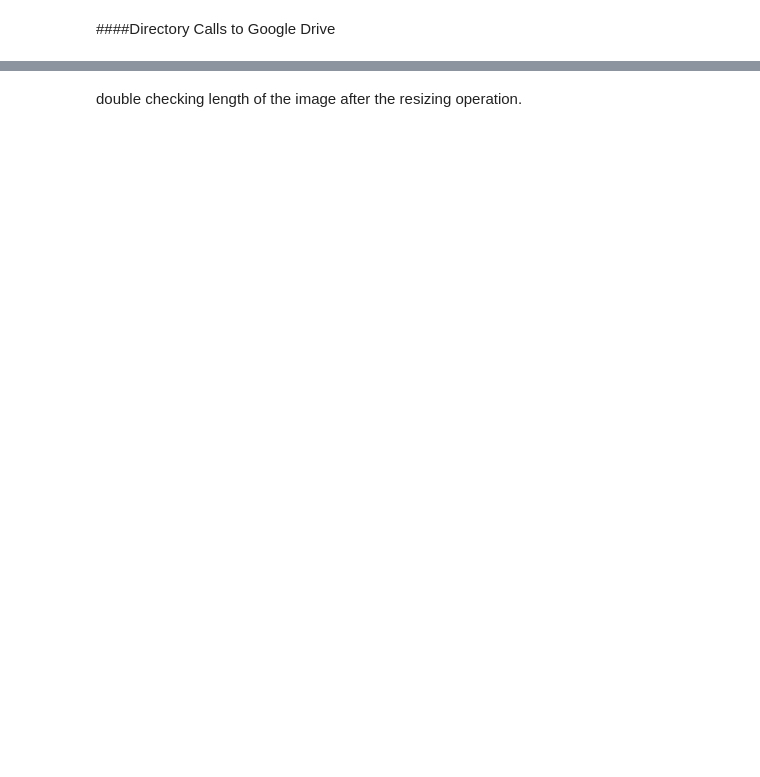
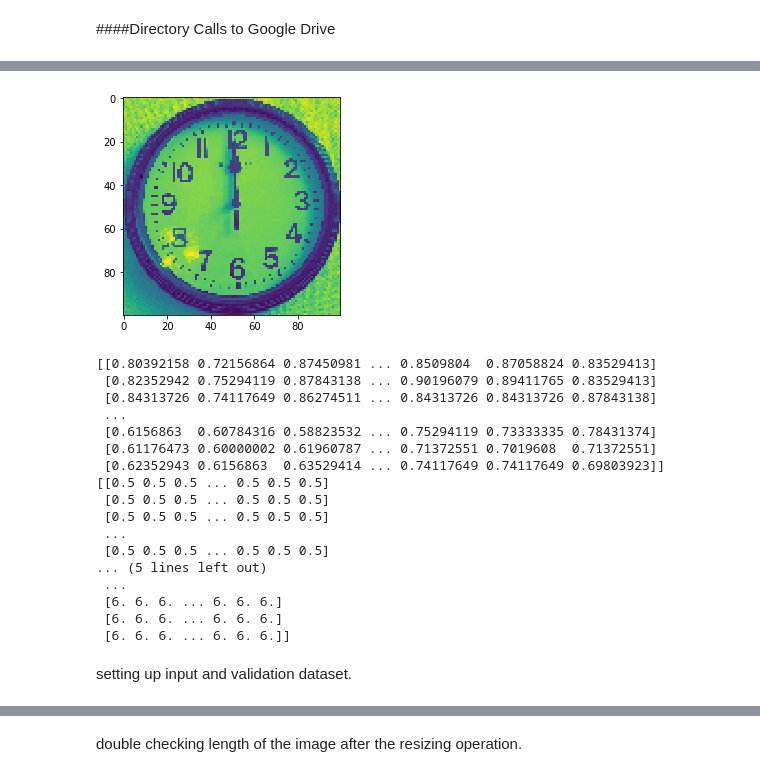
Before and after one commit to pkong0414/Deep-Learning-Projects, a Jupyter notebook: Copy_of_clockAI_Patrick's_Variant.ipynb, the cells around one changed output, grey strips where cells are left out. Drawn from its saved outputs; the diff is of its cells as text; code cells hidden in the pictures; blank space fills up the shorter version.

```diff
--- a/Copy_of_clockAI_Patrick's_Variant.ipynb
+++ b/Copy_of_clockAI_Patrick's_Variant.ipynb
@@ -225,0 +294,4 @@ print( len( image_a ) )
+# %%
+#transforms shape to a (720, 100, 100, 3) 4d tensor
+dataset = []
+dataset = np.concatenate([imgs, thetaH, thetaM ], axis = -1)
@@ -225,0 +303,26 @@ print( len( image_a ) )
+# %%
+#image and 0 - 1 values
+plt.imshow(dataset[0,:,:,0])
+plt.show()
+print( dataset[ 1, :, :, 0] )
+print( dataset[ 1, :, :, 1] )
+print( dataset[ 1, :, :, 2] )
+# %% [output]
+[figure, added]
+[[0.80392158 0.72156864 0.87450981 ... 0.8509804  0.87058824 0.83529413]
+ [0.82352942 0.75294119 0.87843138 ... 0.90196079 0.89411765 0.83529413]
+ [0.84313726 0.74117649 0.86274511 ... 0.84313726 0.84313726 0.87843138]
+ ...
+ [0.6156863  0.60784316 0.58823532 ... 0.75294119 0.73333335 0.78431374]
+ [0.61176473 0.60000002 0.61960787 ... 0.71372551 0.7019608  0.71372551]
+ [0.62352943 0.6156863  0.63529414 ... 0.74117649 0.74117649 0.69803923]]
+[[0.5 0.5 0.5 ... 0.5 0.5 0.5]
+ [0.5 0.5 0.5 ... 0.5 0.5 0.5]
+ [0.5 0.5 0.5 ... 0.5 0.5 0.5]
+ ...
+ [0.5 0.5 0.5 ... 0.5 0.5 0.5]
+... (5 lines left out)
+ ...
+ [6. 6. 6. ... 6. 6. 6.]
+ [6. 6. 6. ... 6. 6. 6.]
+ [6. 6. 6. ... 6. 6. 6.]]
@@ -225,0 +332,2 @@ print( len( image_a ) )
+# %% [markdown]
+setting up input and validation dataset.
```
Also changed, not shown: parts of 26 cells of this notebook.
